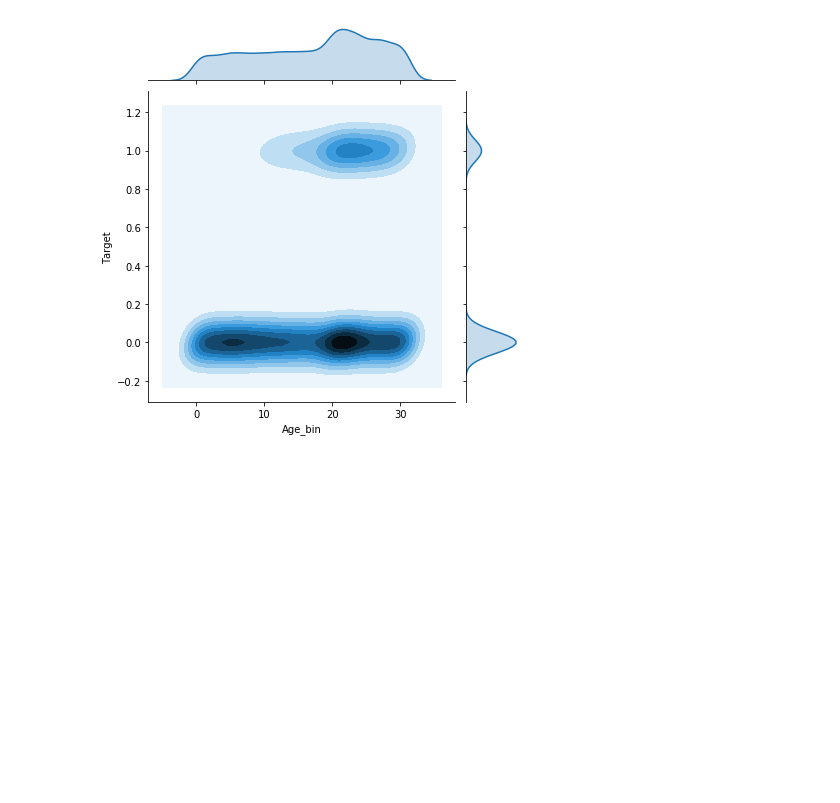
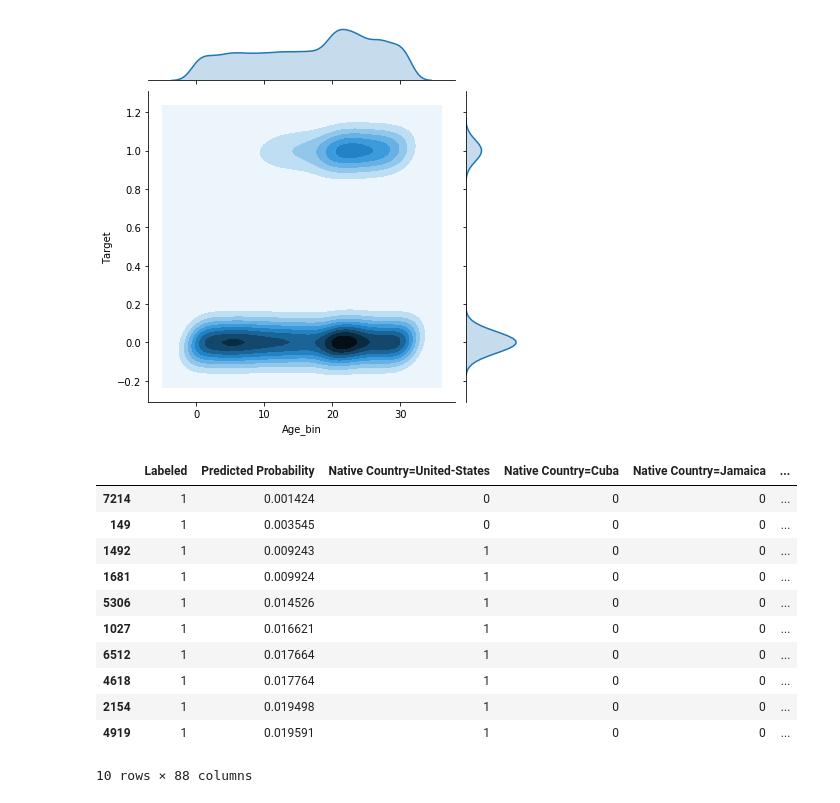
Before and after one commit to Koidra/MLx, a Jupyter notebook: demo/Demo next-pymlx.ipynb, the cells around one changed output. Saved outputs shown, nothing was run; the diff lists cells and outputs as text; code cells hidden in the pictures; blank space fills up the shorter version.

```diff
--- a/demo/Demo next-pymlx.ipynb
+++ b/demo/Demo next-pymlx.ipynb
@@ -116,3 +139,19 @@ features['Target'] = train_labels
 visualize_feat_density(features, 'Age_bin', 'Target')
 # %% [output]
 [figure]
+# %%
+diagnostics = diagnose(model, test_df, test_labels, predictions=predictions)
+diagnostics.head(10)
+# %% [output]
+|  | Labeled | Predicted Probability | Native Country=United-States | Native Country=Cuba | Native Country=Jamaica | ... |
+| 7214 | 1 | 0.001424 | 0 | 0 | 0 | ... |
+| 149 | 1 | 0.003545 | 0 | 0 | 0 | ... |
+| 1492 | 1 | 0.009243 | 1 | 0 | 0 | ... |
+| 1681 | 1 | 0.009924 | 1 | 0 | 0 | ... |
+| 5306 | 1 | 0.014526 | 1 | 0 | 0 | ... |
+| 1027 | 1 | 0.016621 | 1 | 0 | 0 | ... |
+| 6512 | 1 | 0.017664 | 1 | 0 | 0 | ... |
+| 4618 | 1 | 0.017764 | 1 | 0 | 0 | ... |
+| 2154 | 1 | 0.019498 | 1 | 0 | 0 | ... |
+| 4919 | 1 | 0.019591 | 1 | 0 | 0 | ... |
+10 rows × 88 columns
```
Also changed, not shown: parts of 14 cells of this notebook, 6 other files.
